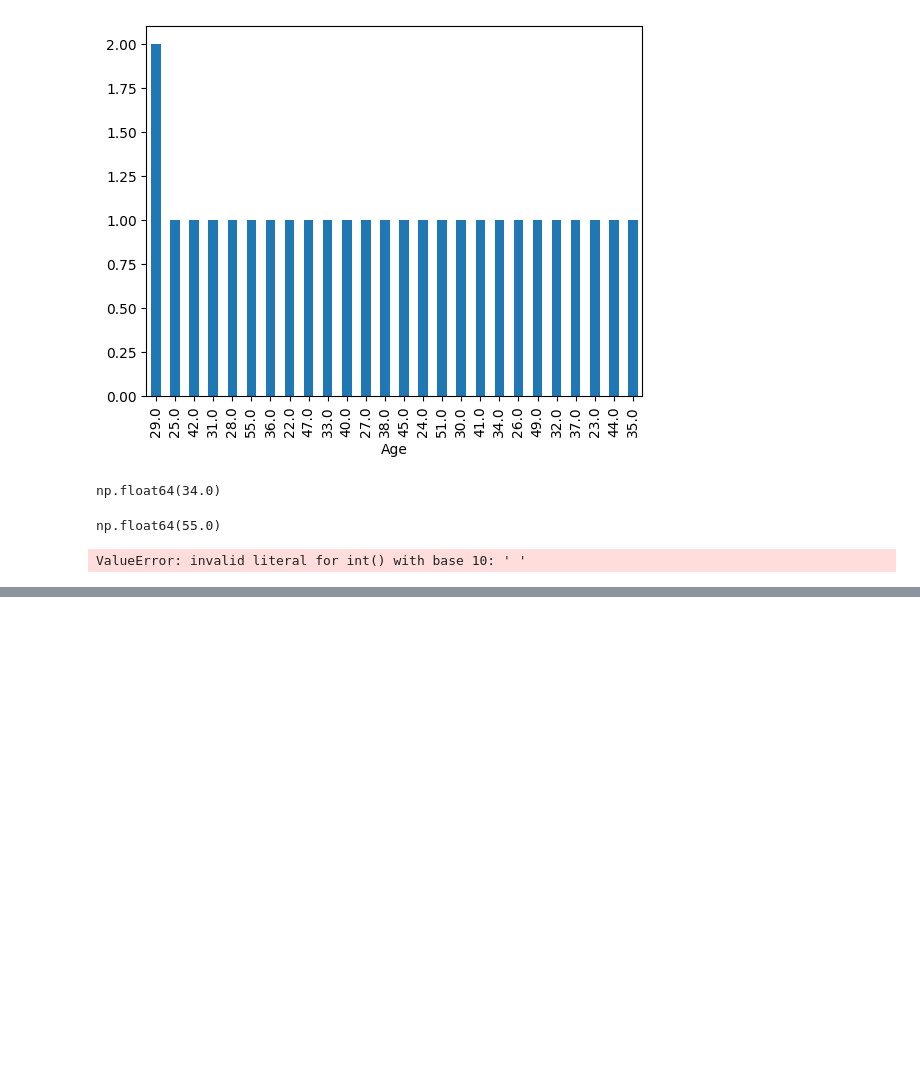
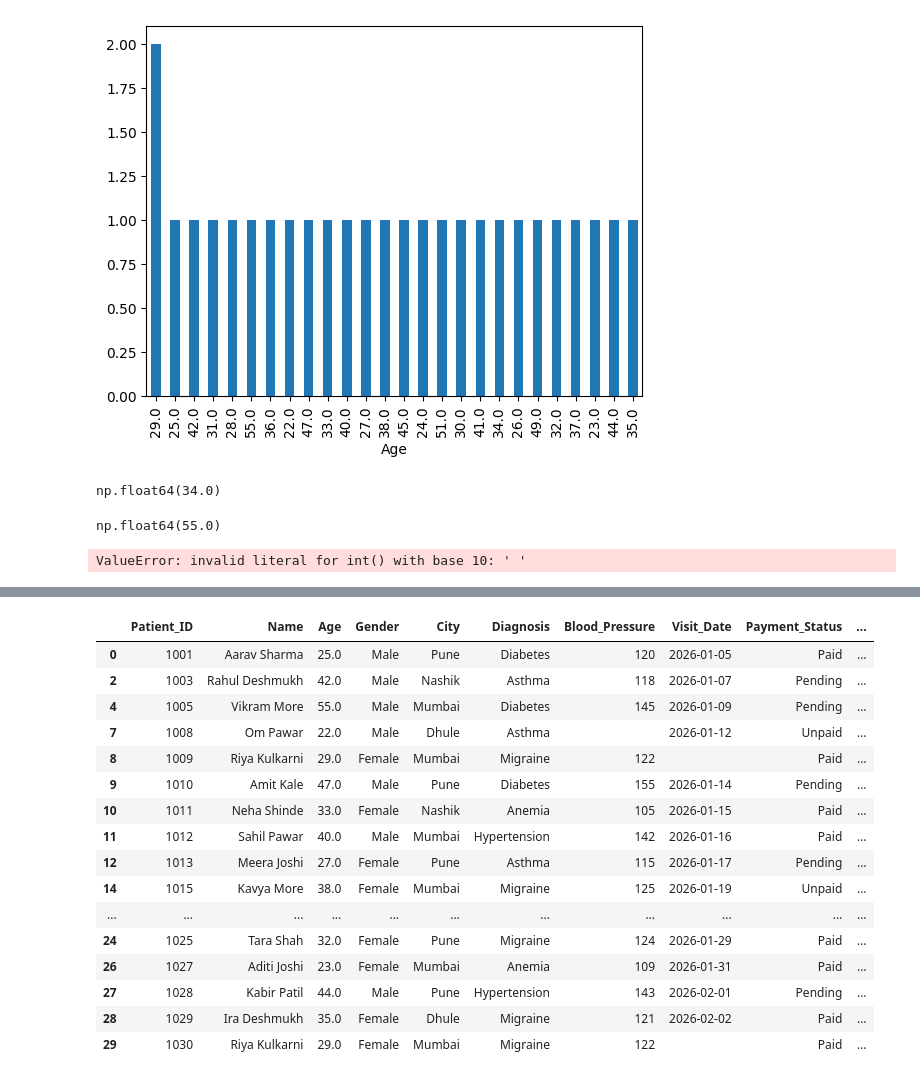
Before and after one commit to roshan-pardeshi/Python_Pandas, a Jupyter notebook: 100_question_on_hospital_dataset.ipynb, the cells around one changed output, grey strips where cells are left out. Cells and saved outputs as stored; diff of their text form; code cells hidden in the pictures; blank space fills up the shorter version.

```diff
--- a/100_question_on_hospital_dataset.ipynb
+++ b/100_question_on_hospital_dataset.ipynb
@@ -1465,0 +788,20 @@ plt.savefig("
+# %%
+df
+# %% [output]
+|  | Patient_ID | Name | Age | Gender | City | Diagnosis | Blood_Pressure | Visit_Date | Payment_Status | ... |
+| 0 | 1001 | Aarav Sharma | 25.0 | Male | Pune | Diabetes | 120 | 2026-01-05 | Paid | ... |
+| 2 | 1003 | Rahul Deshmukh | 42.0 | Male | Nashik | Asthma | 118 | 2026-01-07 | Pending | ... |
+| 4 | 1005 | Vikram More | 55.0 | Male | Mumbai | Diabetes | 145 | 2026-01-09 | Pending | ... |
+| 7 | 1008 | Om Pawar | 22.0 | Male | Dhule | Asthma |  | 2026-01-12 | Unpaid | ... |
+| 8 | 1009 | Riya Kulkarni | 29.0 | Female | Mumbai | Migraine | 122 |  | Paid | ... |
+| 9 | 1010 | Amit Kale | 47.0 | Male | Pune | Diabetes | 155 | 2026-01-14 | Pending | ... |
+| 10 | 1011 | Neha Shinde | 33.0 | Female | Nashik | Anemia | 105 | 2026-01-15 | Paid | ... |
+| 11 | 1012 | Sahil Pawar | 40.0 | Male | Mumbai | Hypertension | 142 | 2026-01-16 | Paid | ... |
+| 12 | 1013 | Meera Joshi | 27.0 | Female | Pune | Asthma | 115 | 2026-01-17 | Pending | ... |
+| 14 | 1015 | Kavya More | 38.0 | Female | Mumbai | Migraine | 125 | 2026-01-19 | Unpaid | ... |
+| ... | ... | ... | ... | ... | ... | ... | ... | ... | ... | ... |
+| 24 | 1025 | Tara Shah | 32.0 | Female | Pune | Migraine | 124 | 2026-01-29 | Paid | ... |
+| 26 | 1027 | Aditi Joshi | 23.0 | Female | Mumbai | Anemia | 109 | 2026-01-31 | Paid | ... |
+| 27 | 1028 | Kabir Patil | 44.0 | Male | Pune | Hypertension | 143 | 2026-02-01 | Pending | ... |
+| 28 | 1029 | Ira Deshmukh | 35.0 | Female | Dhule | Migraine | 121 | 2026-02-02 | Paid | ... |
+| 29 | 1030 | Riya Kulkarni | 29.0 | Female | Mumbai | Migraine | 122 |  | Paid | ... |
```
Also changed, not shown: parts of 74 cells of this notebook, 4 other files.
